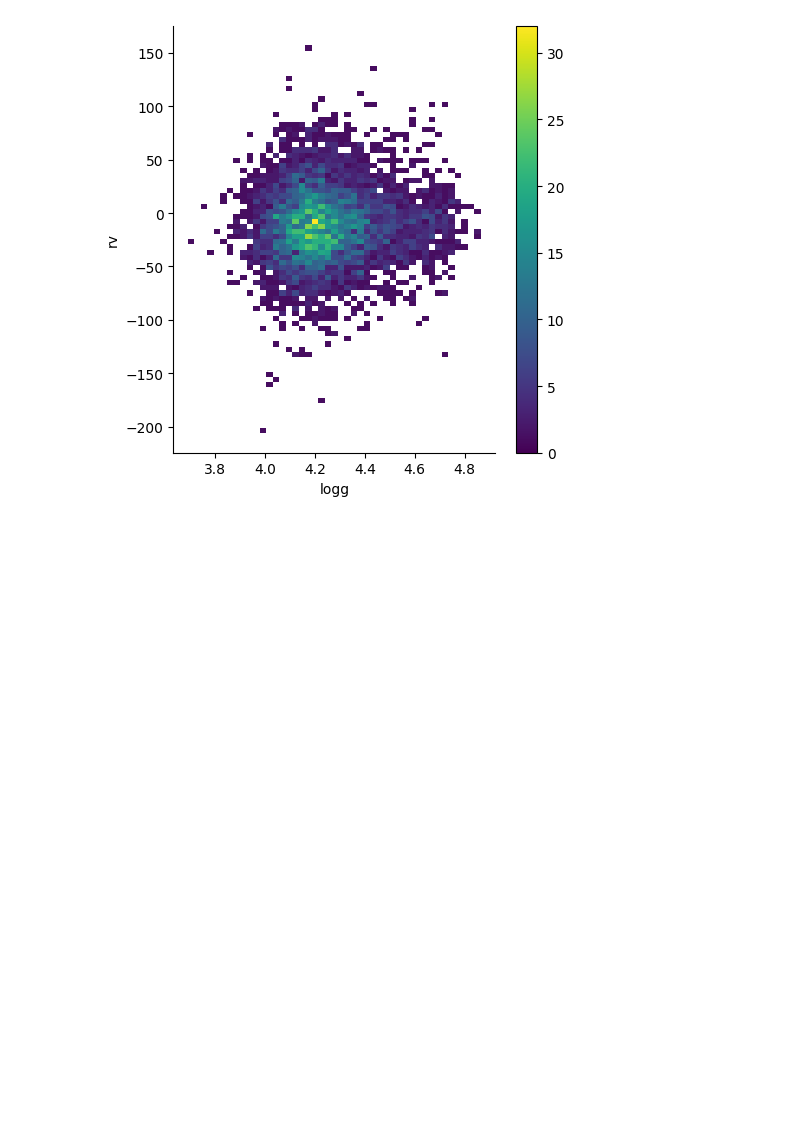
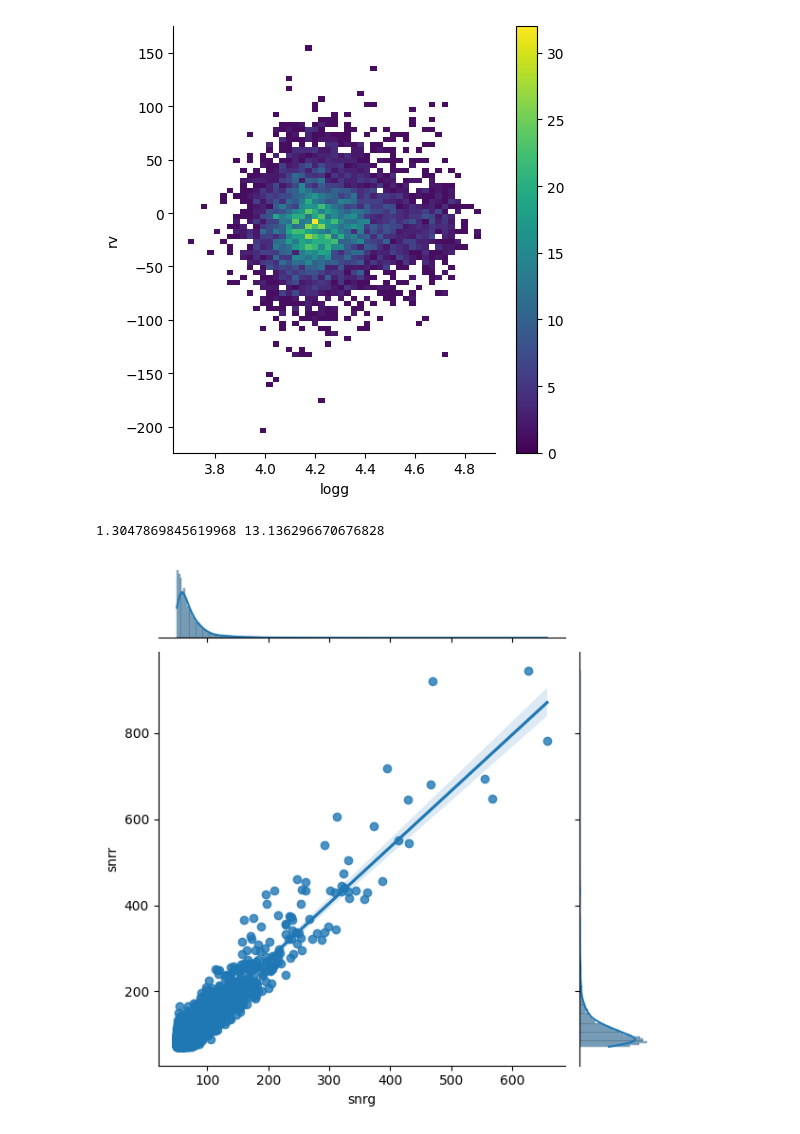
Before and after one commit to oscarcalv/Primer-Parcial-de-Fisica-Computacional, a Jupyter notebook: cuaderno_parcial.ipynb, the cells around one changed output. Saved outputs shown, nothing was run; the diff lists cells and outputs as text; code cells hidden in the pictures; blank space fills up the shorter version.

```diff
--- a/cuaderno_parcial.ipynb
+++ b/cuaderno_parcial.ipynb
@@ -166,3 +186,12 @@ sns.displot(data=tabla_numerica,x="logg",y="rv",cbar=True, cmap="viridis")
 # %% [output]
 <seaborn.axisgrid.FacetGrid at 0x...>
 [figure]
+# %%
+pendiente, intercepto,r_valor,p_valor,std_error=sc.stats.linregress(tabla["snrg"],tabla["snrr"])
+sns.jointplot(data=tabla, x="snrg", y="snrr", kind="reg")
+#plt.savefig('regresion.pdf',bbox_inches='tight')
+
+print(pendiente, intercepto)
+# %% [output]
+1.3047869845619968 13.136296670676828
+[figure, added]
```
Also changed, not shown: parts of 5 cells of this notebook, 4 other files.
